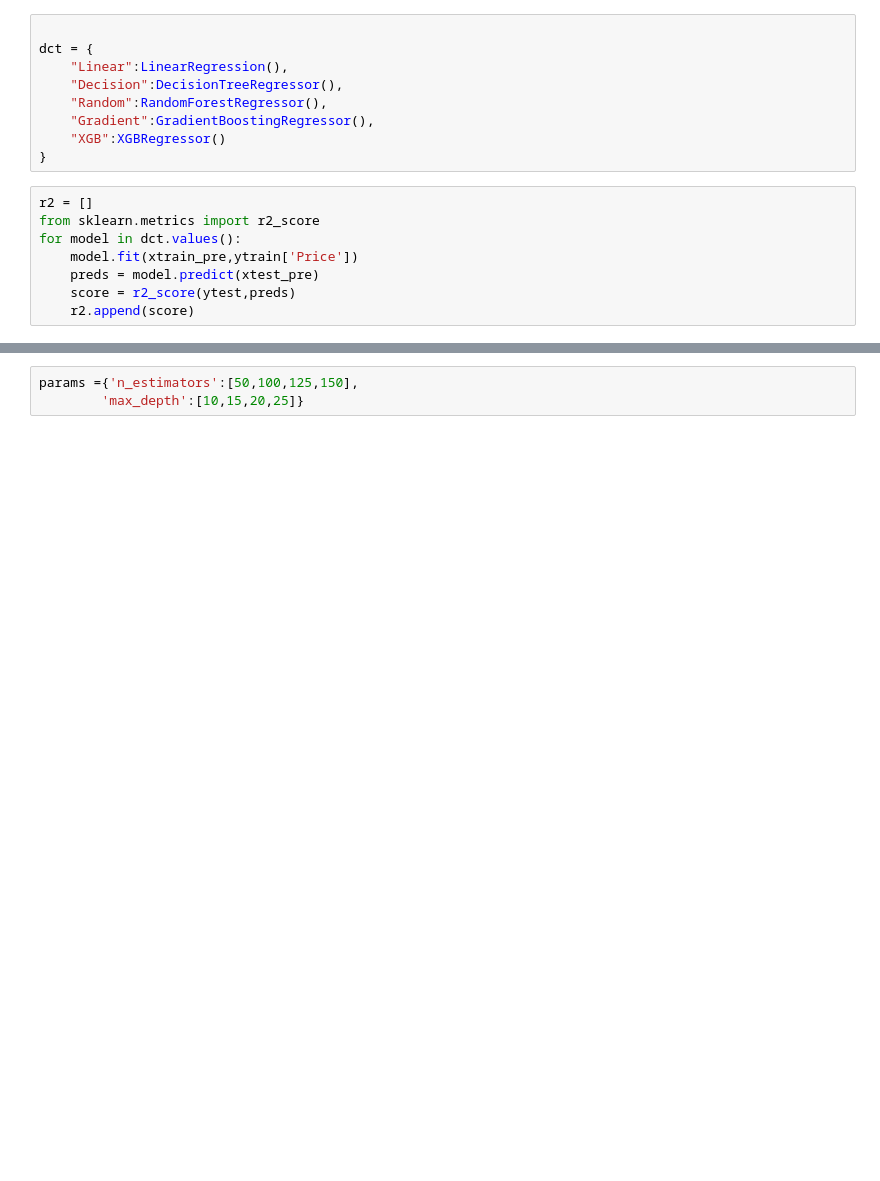
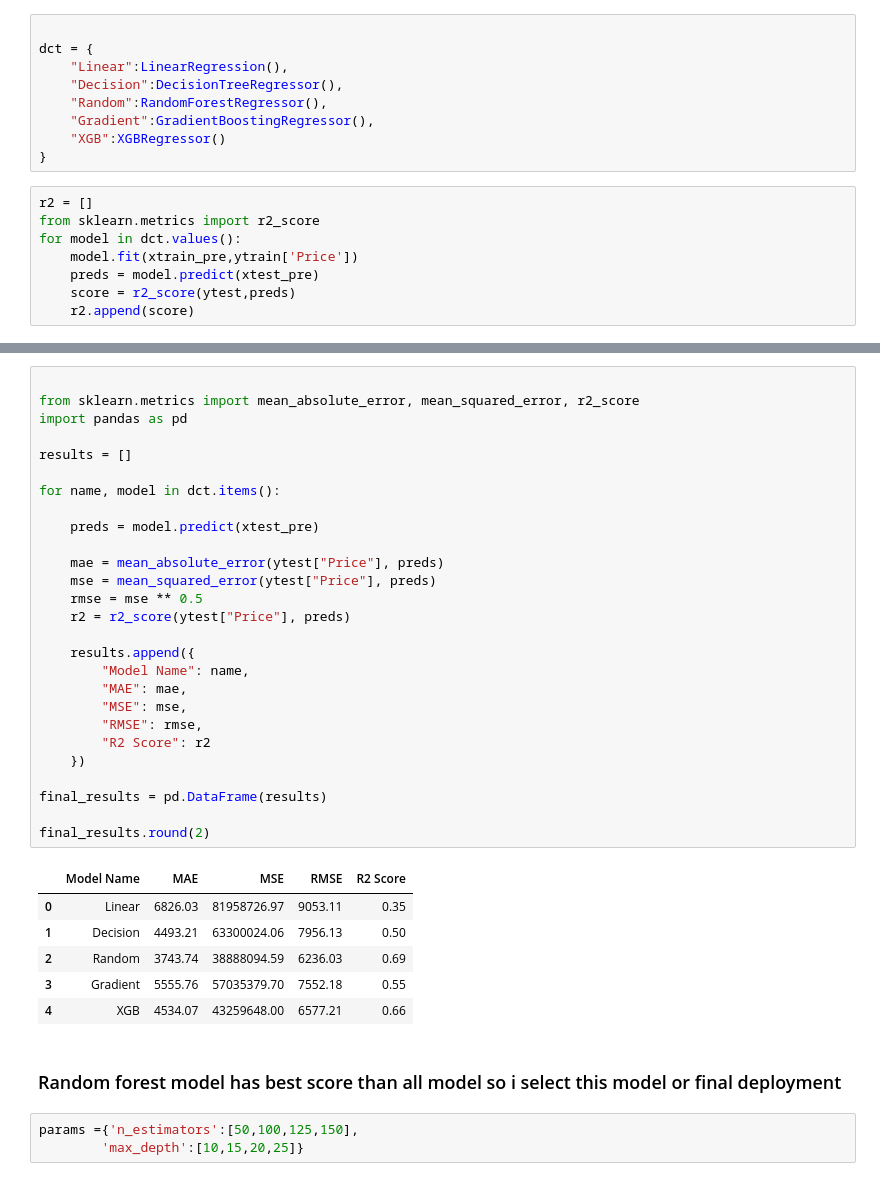
Before and after one commit to sakshichaudhari30/Machine-Learning-1633, a Jupyter notebook: Linear Regression/Car price prediction regression.ipynb, the cells around one changed output, grey strips where cells are left out. Saved outputs shown, nothing was run; the diff lists cells and outputs as text; blank space fills up the shorter version.

```diff
--- a/Linear Regression/Car price prediction regression.ipynb
+++ b/Linear Regression/Car price prediction regression.ipynb
@@ -473,4 +480,40 @@ model_results
 | 0 | Linear | 0.351682 |
+# %%
+
+from sklearn.metrics import mean_absolute_error, mean_squared_error, r2_score
+import pandas as pd
+
+results = []
+
+for name, model in dct.items():
+
+    preds = model.predict(xtest_pre)
+
+    mae = mean_absolute_error(ytest["Price"], preds)
+    mse = mean_squared_error(ytest["Price"], preds)
+    rmse = mse ** 0.5
+    r2 = r2_score(ytest["Price"], preds)
+
+    results.append({
+        "Model Name": name,
+        "MAE": mae,
+        "MSE": mse,
+        "RMSE": rmse,
+        "R2 Score": r2
+    })
+
+final_results = pd.DataFrame(results)
+
+final_results.round(2)
+# %% [output]
+|  | Model Name | MAE | MSE | RMSE | R2 Score |
+| 0 | Linear | 6826.03 | 81958726.97 | 9053.11 | 0.35 |
+| 1 | Decision | 4493.21 | 63300024.06 | 7956.13 | 0.50 |
+| 2 | Random | 3743.74 | 38888094.59 | 6236.03 | 0.69 |
+| 3 | Gradient | 5555.76 | 57035379.70 | 7552.18 | 0.55 |
+| 4 | XGB | 4534.07 | 43259648.00 | 6577.21 | 0.66 |
+# %% [markdown]
+### Random forest model has best score than all model so i select this model or final deployment
 # %%
 params ={'n_estimators':[50,100,125,150],
         'max_depth':[10,15,20,25]}
```
Also changed, not shown: parts of 8 cells of this notebook, 2 other files.
